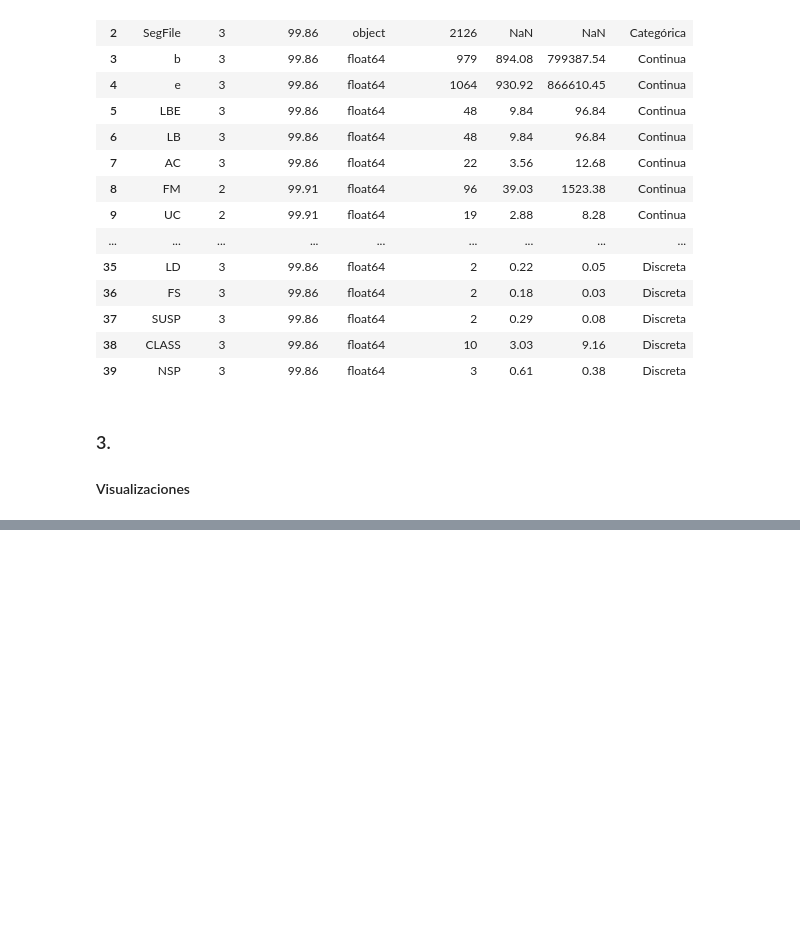
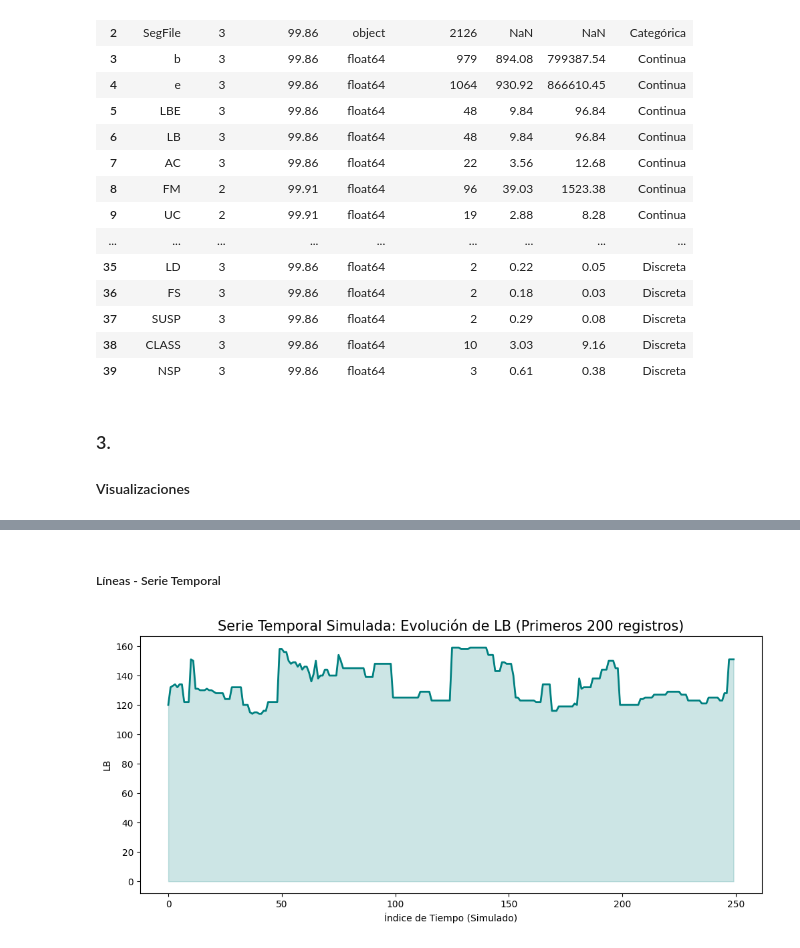
Before and after one commit to LeLHuron/Practica3_AE_Lib, a Jupyter notebook: practica3.ipynb, the cells around one changed output, grey strips where cells are left out. Drawn from its saved outputs; the diff is of its cells as text; code cells hidden in the pictures; blank space fills up the shorter version.

```diff
--- a/practica3.ipynb
+++ b/practica3.ipynb
@@ -182,0 +221,13 @@ analysis_df
+# %% [markdown]
+##### Líneas - Serie Temporal
+# %%
+plt.figure(figsize=(12, 5))
+subset = df_preprocessed.iloc[:250]
+sns.lineplot(data=subset, x=subset.index, y='LB', linewidth=2, color='teal')
+plt.title('Serie Temporal Simulada: Evolución de LB (Primeros 200 registros)', fontsize=15)
+plt.xlabel('Índice de Tiempo (Simulado)')
+plt.ylabel('LB')
+plt.fill_between(subset.index, subset['LB'], alpha=0.2, color='teal')
+plt.show()
+# %% [output]
+[figure, added]
```
Also changed, not shown: parts of 9 cells of this notebook, 11 other files.
